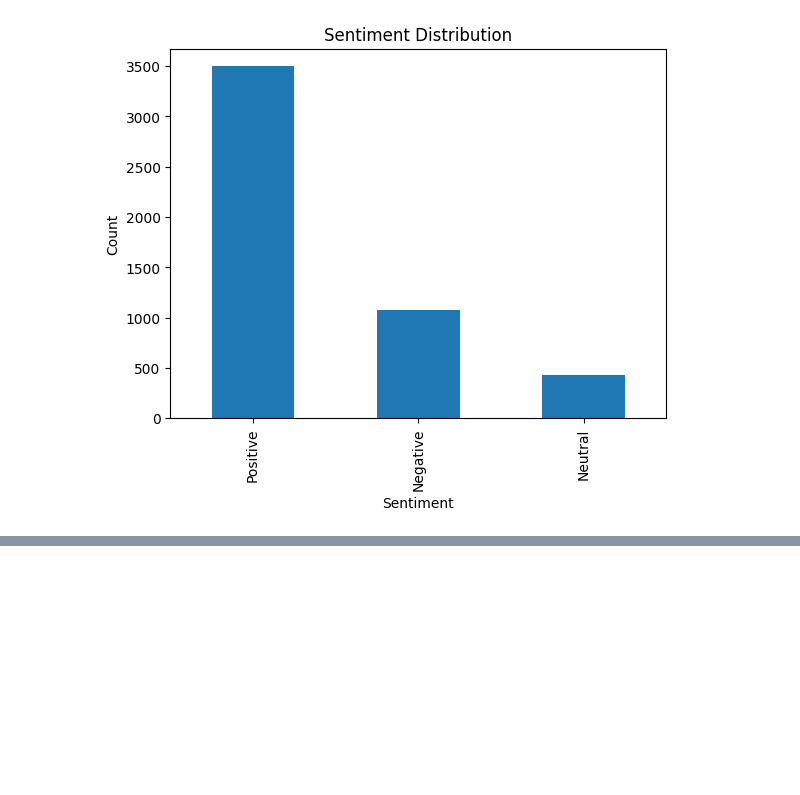
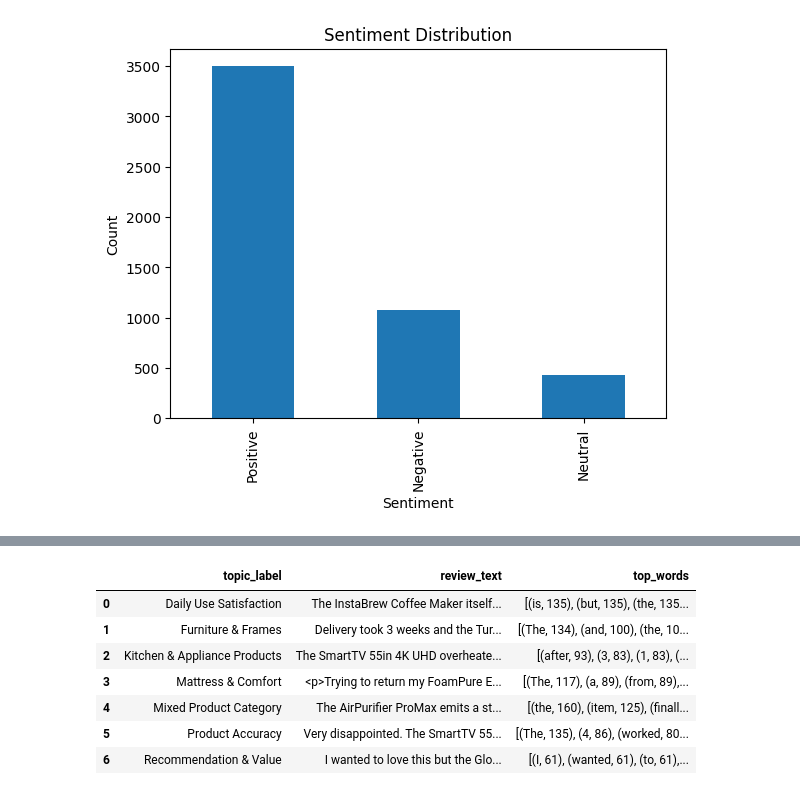
Before and after one commit to CodeByKiran/HomeNestReviews, a Jupyter notebook: notebooks/product_issues_insights.ipynb, the cells around one changed output, grey strips where cells are left out. Saved outputs shown, nothing was run; the diff lists cells and outputs as text; code cells hidden in the pictures; blank space fills up the shorter version.

```diff
--- a/notebooks/product_issues_insights.ipynb
+++ b/notebooks/product_issues_insights.ipynb
@@ -70,0 +88,23 @@ KeyError: 'topic'
+# %%
+def top_words(text, n=10):
+    words = text.split()
+    return Counter(words).most_common(n)
+# %%
+issue_keywords = (
+    neg_df.groupby('topic_label')['review_text']
+    .apply(lambda x: ' '.join(x))
+    .reset_index()
+)
+# %%
+issue_keywords['top_words'] = issue_keywords['review_text'].apply(top_words)
+
+issue_keywords
+# %% [output]
+|  | topic_label | review_text | top_words |
+| 0 | Daily Use Satisfaction | The InstaBrew Coffee Maker itself... | [(is, 135), (but, 135), (the, 135... |
+| 1 | Furniture & Frames | Delivery took 3 weeks and the Tur... | [(The, 134), (and, 100), (the, 10... |
+| 2 | Kitchen & Appliance Products | The SmartTV 55in 4K UHD overheate... | [(after, 93), (3, 83), (1, 83), (... |
+| 3 | Mattress & Comfort | <p>Trying to return my FoamPure E... | [(The, 117), (a, 89), (from, 89),... |
+| 4 | Mixed Product Category | The AirPurifier ProMax emits a st... | [(the, 160), (item, 125), (finall... |
+| 5 | Product Accuracy | Very disappointed. The SmartTV 55... | [(The, 135), (4, 86), (worked, 80... |
+| 6 | Recommendation & Value | I wanted to love this but the Glo... | [(I, 61), (wanted, 61), (to, 61),... |
```
Also changed, not shown: parts of 7 cells of this notebook, 4 other files.
